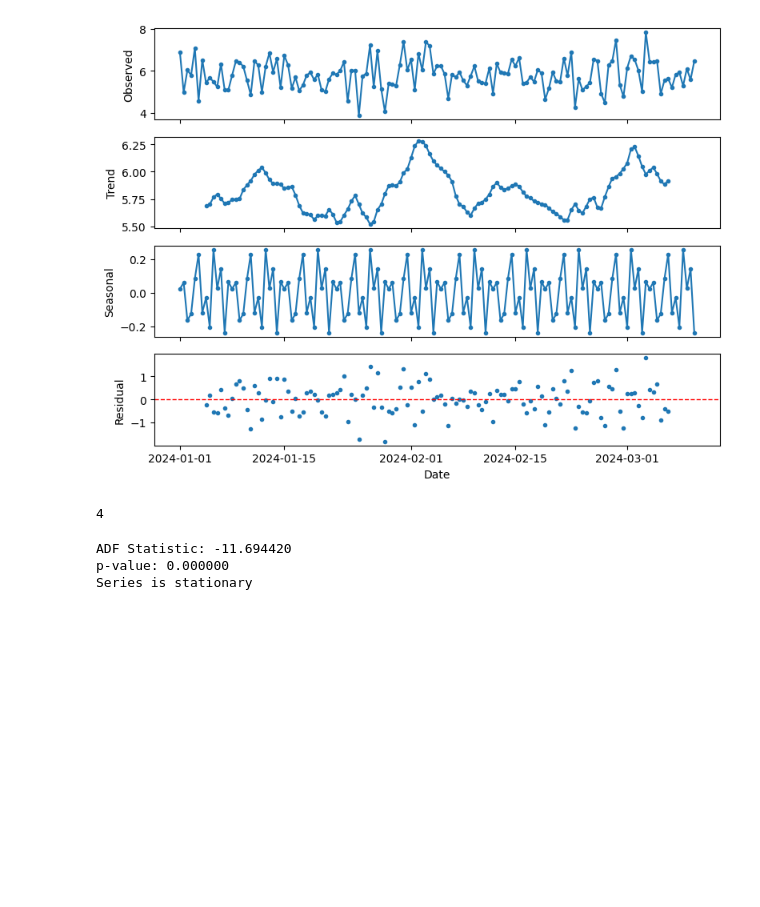
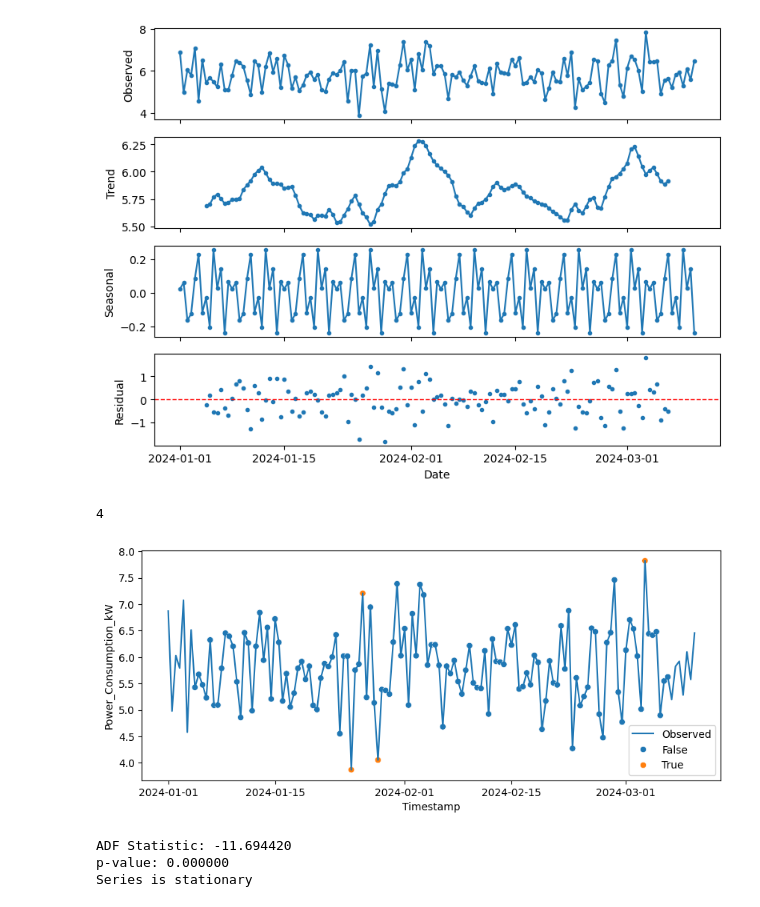
Before and after one commit to INFO-523-SU25/final-project-castro, a Jupyter notebook: src/Time_Series_Analysis.ipynb, the cells around one changed output. Saved outputs shown, nothing was run; the diff lists cells and outputs as text; code cells hidden in the pictures; blank space fills up the shorter version.

```diff
--- a/src/Time_Series_Analysis.ipynb
+++ b/src/Time_Series_Analysis.ipynb
@@ -122,6 +122,19 @@ anomalies = np.abs(residuals) > threshold # Results
 anomalies.sum()
 # %% [output]
 4
+# %%
+# Plot the Power_Consumption_Kw values for Machine 1
+# Highlight points identfied by the rule of 2X std dev.
+
+plt_df = ts_df.copy()
+plt_df['Power_Consumption_kW_anomalies'] = anomalies
+plt.figure(figsize=(10, 4))
+plt.plot(plt_df['Power_Consumption_kW'], label='Observed')
+sns.scatterplot(plt_df,x=plt_df.index,y=plt_df['Power_Consumption_kW'],hue=plt_df['Power_Consumption_kW_anomalies'])
+plt.legend()
+plt.show()
+# %% [output]
+[figure, added]
 # %%
 # Source: https://datamineaz.org/exercises/ex-09.html
 # Test to check if time Series is Stationary (stays constant over time)
```
Also changed, not shown: parts of 2 cells of this notebook, 12 other files.
